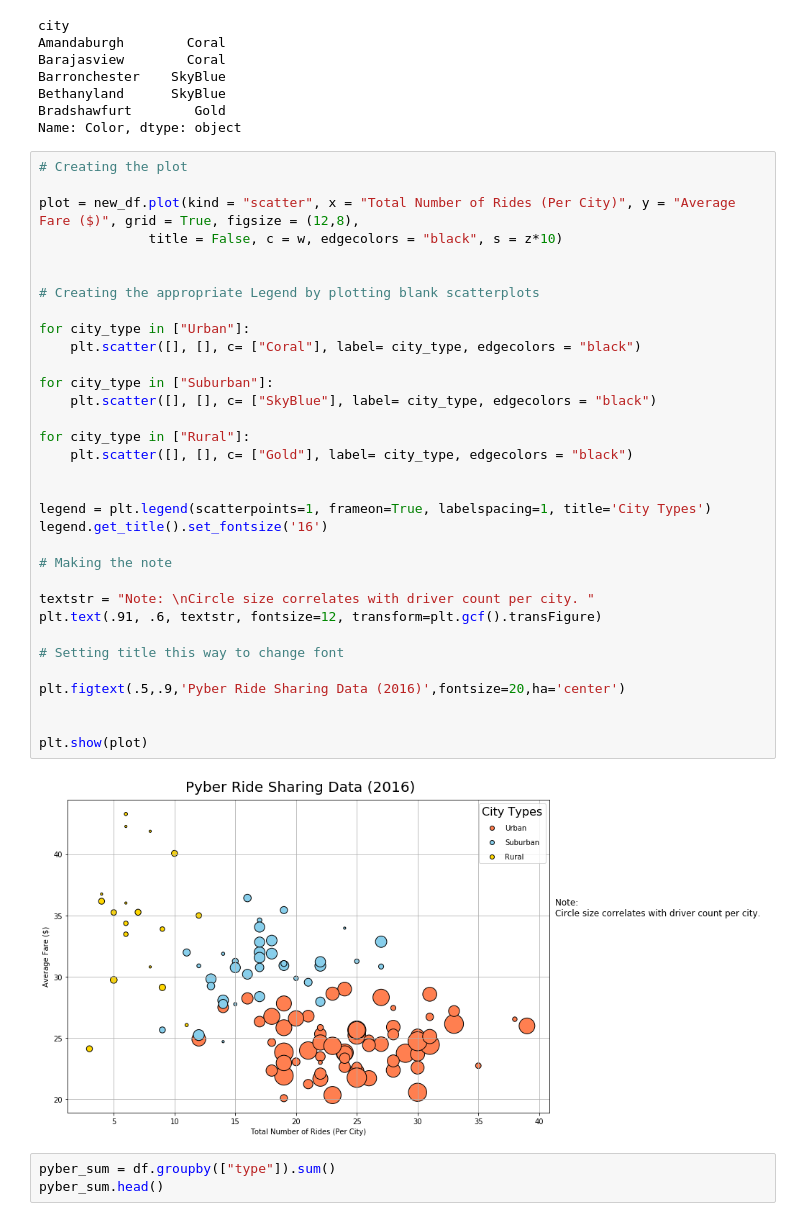
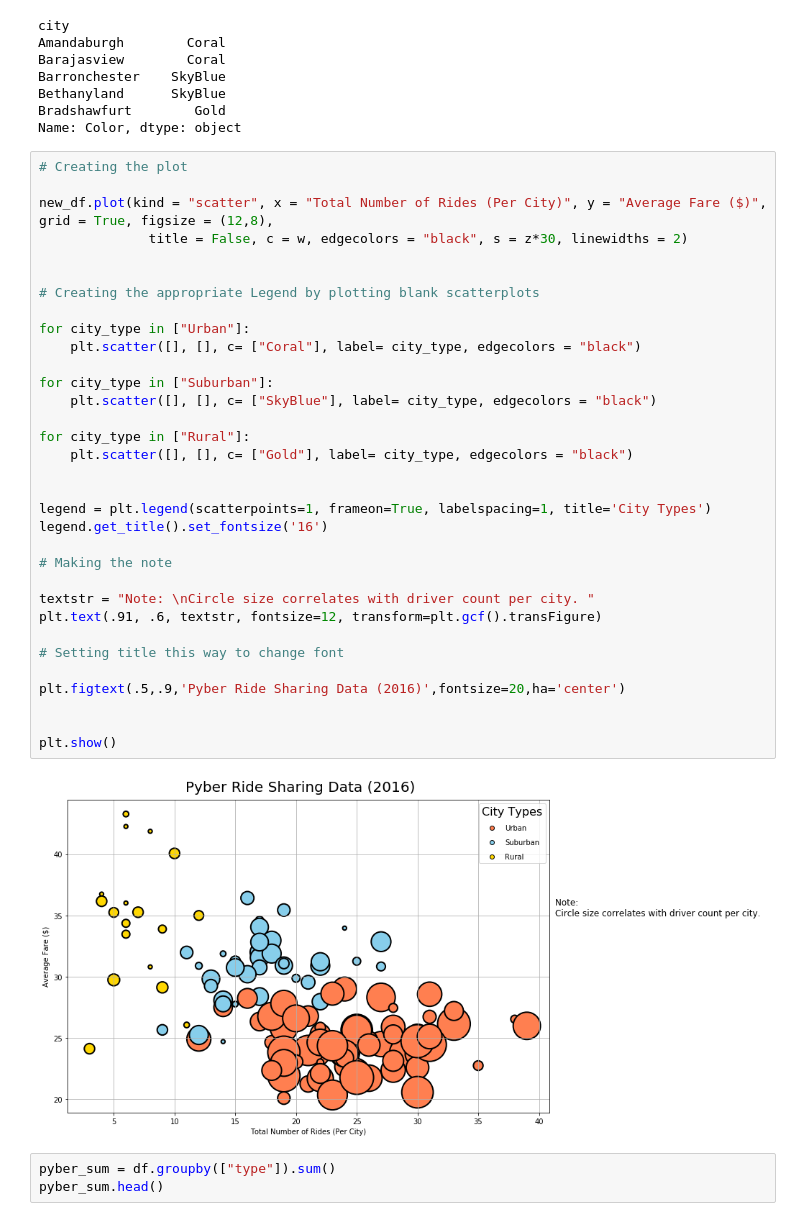
Before and after one commit to barbercummings/Homework-5-Pyber, a Jupyter notebook: Pyber/Homework 5.ipynb, the cells around one changed output. Drawn from its saved outputs; the diff is of its cells as text.

```diff
--- a/Pyber/Homework 5.ipynb
+++ b/Pyber/Homework 5.ipynb
@@ -118,38 +130,38 @@ Name: Color, dtype: object
 # %%
 # Creating the plot
 
-plot = new_df.plot(kind = "scatter", x = "Total Number of Rides (Per City)", y = "Average Fare ($)", grid = True, figsize = (12,8),
-              title = False, c = w, edgecolors = "black", s = z*10)
+new_df.plot(kind = "scatter", x = "Total Number of Rides (Per City)", y = "Average Fare ($)", grid = True, figsize = (12,8),
+              title = False, c = w, edgecolors = "black", s = z*30, linewidths = 2)
 
 
 # Creating the appropriate Legend by plotting blank scatterplots
 
 for city_type in ["Urban"]:
     plt.scatter([], [], c= ["Coral"], label= city_type, edgecolors = "black")
 
 for city_type in ["Suburban"]:
     plt.scatter([], [], c= ["SkyBlue"], label= city_type, edgecolors = "black")
 
 for city_type in ["Rural"]:
     plt.scatter([], [], c= ["Gold"], label= city_type, edgecolors = "black")
 
 
 legend = plt.legend(scatterpoints=1, frameon=True, labelspacing=1, title='City Types')
 legend.get_title().set_fontsize('16')
 
 # Making the note
 
 textstr = "Note: \nCircle size correlates with driver count per city. "
 plt.text(.91, .6, textstr, fontsize=12, transform=plt.gcf().transFigure)
 
 # Setting title this way to change font
 
 plt.figtext(.5,.9,'Pyber Ride Sharing Data (2016)',fontsize=20,ha='center')
 
 
-plt.show(plot)
+plt.show()
 # %% [output]
-[figure, old version]
+[figure, new version]
 # %%
 pyber_sum = df.groupby(["type"]).sum()
 pyber_sum.head()
```
Also changed, not shown: parts of 8 cells of this notebook.
